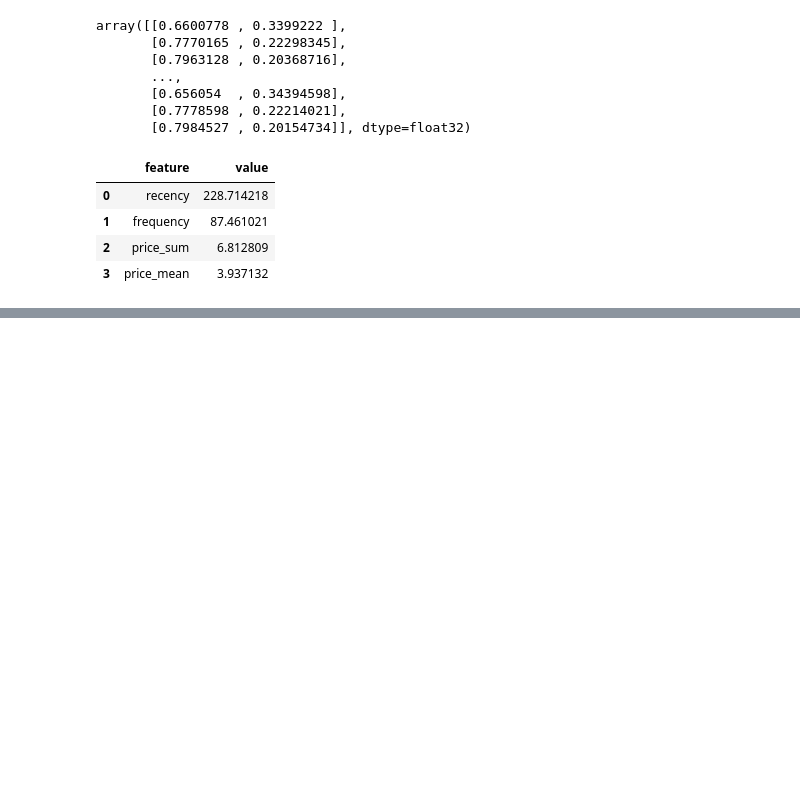
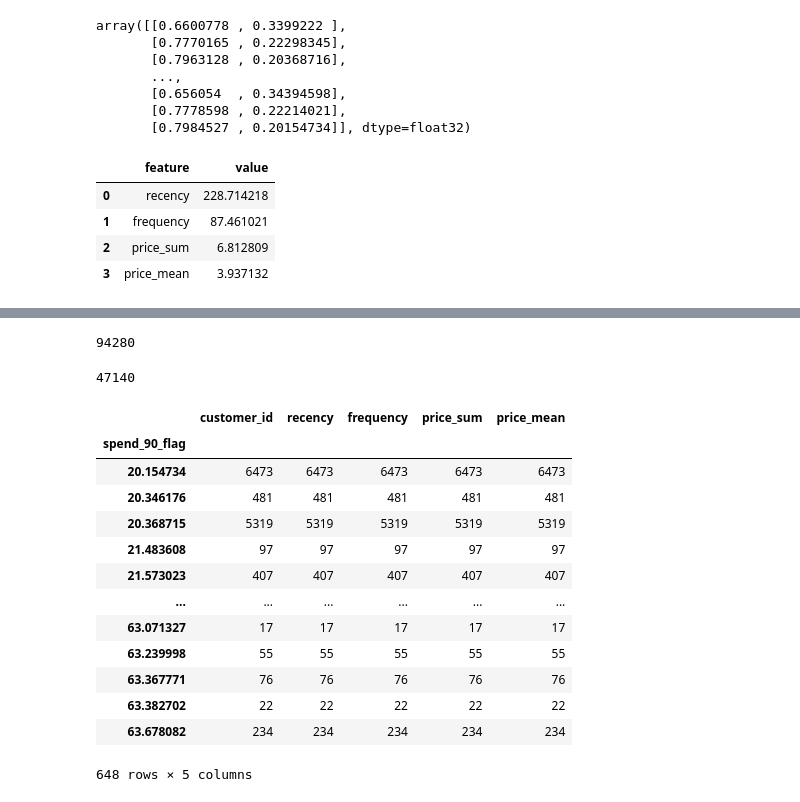
Before and after one commit to YashChowdhary34/predictive_clv_behaviour_analysis, a Jupyter notebook: models/spend_probability_model.ipynb, the cells around one changed output, grey strips where cells are left out. Drawn from its saved outputs; the diff is of its cells as text; code cells hidden in the pictures; blank space fills up the shorter version.

Commit message:
build probab model

```diff
--- a/models/spend_probability_model.ipynb
+++ b/models/spend_probability_model.ipynb
@@ -95,0 +96,2 @@ sns.catplot(data=feature_imp_df, x="value", y='feature', kind='bar', edgecolor='
+# %%
+y_pred = probability_model.predict_proba(X)
@@ -95,0 +102,34 @@ sns.catplot(data=feature_imp_df, x="value", y='feature', kind='bar', edgecolor='
+# %%
+X.size
+# %% [output]
+94280
+# %%
+y_pred.size
+# %% [output]
+47140
+# %%
+predicted_y = pd.DataFrame(y_pred, columns=['not_spend_90_flag', 'spend_90_flag'])
+predicted_y.drop(['not_spend_90_flag'], axis=1, inplace=True)
+predicted_y['spend_90_flag'] = predicted_y['spend_90_flag'] * 100
+# %%
+df.drop(labels=['spend_90_total', 'spend_90_flag'], axis=1, inplace=True)
+spend_probability_df = pd.concat([df, predicted_y], axis=1, ignore_index=False)
+# %%
+spend_probability_df.fillna(0, inplace=True)
+# %%
+spend_probability_df.groupby('spend_90_flag').count()
+# %% [output]
+|  | customer_id | recency | frequency | price_sum | price_mean |
+| spend_90_flag |  |  |  |  |  |
+| 20.154734 | 6473 | 6473 | 6473 | 6473 | 6473 |
+| 20.346176 | 481 | 481 | 481 | 481 | 481 |
+| 20.368715 | 5319 | 5319 | 5319 | 5319 | 5319 |
+| 21.483608 | 97 | 97 | 97 | 97 | 97 |
+| 21.573023 | 407 | 407 | 407 | 407 | 407 |
+| ... | ... | ... | ... | ... | ... |
+| 63.071327 | 17 | 17 | 17 | 17 | 17 |
+| 63.239998 | 55 | 55 | 55 | 55 | 55 |
+| 63.367771 | 76 | 76 | 76 | 76 | 76 |
+| 63.382702 | 22 | 22 | 22 | 22 | 22 |
+| 63.678082 | 234 | 234 | 234 | 234 | 234 |
+648 rows × 5 columns
```
Also changed, not shown: parts of 6 cells of this notebook, 15 other files.
